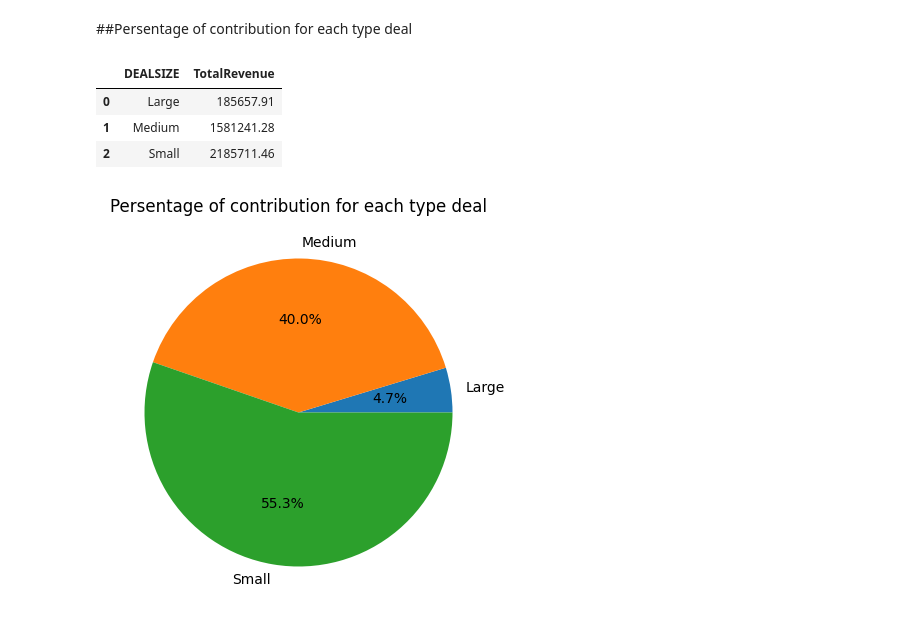
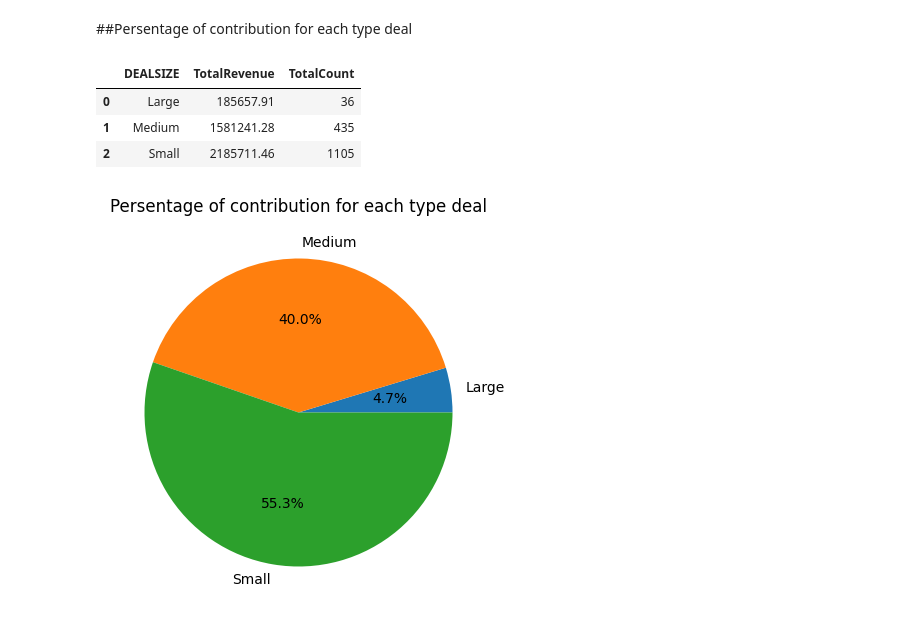
Before and after one commit to lintangiqhtiar/Data-Analitycs, a Jupyter notebook: Sales_Data_Performance.ipynb, the cells around one changed output. Cells and saved outputs as stored; diff of their text form; code cells hidden in the pictures.

```diff
--- a/Sales_Data_Performance.ipynb
+++ b/Sales_Data_Performance.ipynb
@@ -349,0 +333,12 @@ plt.show()
+# %%
+# Mengelompokkan data berdasarkan 'DEALSIZE' dan menghitung total pendapatan
+total_revenue_per_jenis = data_corelate.groupby('DEALSIZE')['REVENUE'].sum().reset_index(name='TotalRevenue')
+
+# Menghitung jumlah total per 'DEALSIZE'
+total_count_per_jenis = data_corelate.groupby('DEALSIZE').size().reset_index(name='TotalCount')
+
+# Menggabungkan kedua DataFrame berdasarkan 'DEALSIZE'
+result = total_revenue_per_jenis.merge(total_count_per_jenis, on='DEALSIZE')
+
+# Menampilkan hasil
+print(result)
@@ -352,10 +371,10 @@ plt.show()
 # %% [markdown]
 ##Persentage of contribution for each type deal
 # %%
-total_revenue_per_jenis.head()
+result.head()
 # %% [output]
-|  | DEALSIZE | TotalRevenue |
-| 0 | Large | 185657.91 |
-| 1 | Medium | 1581241.28 |
-| 2 | Small | 2185711.46 |
+|  | DEALSIZE | TotalRevenue | TotalCount |
+| 0 | Large | 185657.91 | 36 |
+| 1 | Medium | 1581241.28 | 435 |
+| 2 | Small | 2185711.46 | 1105 |
 # %%
```
Also changed, not shown: parts of 8 cells of this notebook.
